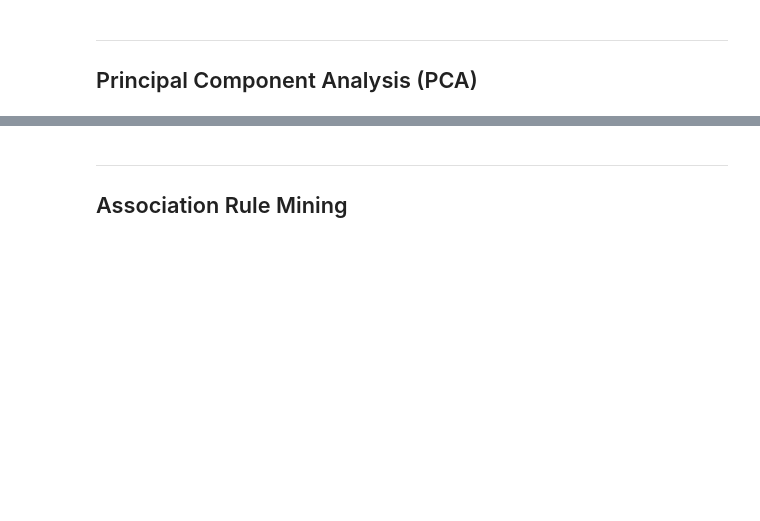
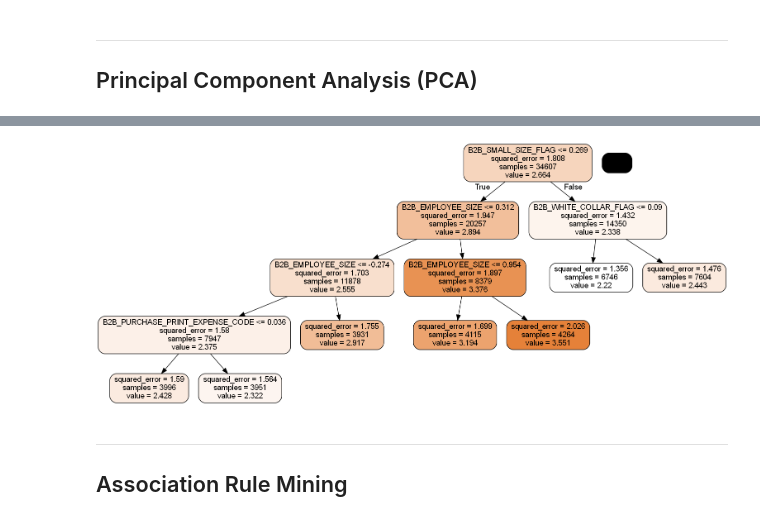
Before and after one commit to ritou344/Data-Project, a Jupyter notebook: TEST_Unsupervised Modelling.ipynb, the cells around one changed output, grey strips where cells are left out. Saved outputs shown, nothing was run; the diff lists cells and outputs as text; code cells hidden in the pictures; blank space fills up the shorter version.

```diff
--- a/TEST_Unsupervised Modelling.ipynb
+++ b/TEST_Unsupervised Modelling.ipynb
@@ -74,0 +194,4 @@ df.head(30)
+# %%
+for i in X:
+    X[i] = X[i].astype('float64')
+X.info()
@@ -75,3 +240,5 @@ df.head(30)
+# %%
+X_train, X_test, y_train, y_test = train_test_split(X, y, test_size=0.30)
 # %% [markdown]
 ---
 ## Clustering <a class="anchor" id="Clustering"></a>
@@ -220,0 +397,6 @@ https://towardsdatascience.com/the-k-prototype-as-clustering-algorithm-for-mixed
+# %%
+# Standardize data before applying PCA
+from sklearn.preprocessing import StandardScaler
+sc = StandardScaler()
+X_train = sc.fit_transform(X_train)
+X_test = sc.transform(X_test)
@@ -220,0 +410,3 @@ https://towardsdatascience.com/the-k-prototype-as-clustering-algorithm-for-mixed
+# %%
+dtree = DecisionTreeRegressor(max_depth=12,max_features='auto',max_leaf_nodes=20,min_samples_leaf=5,min_weight_fraction_leaf=0.1,splitter='random')
+dtree.fit(X_train,y_train)
@@ -221,3 +493,22 @@ https://towardsdatascience.com/the-k-prototype-as-clustering-algorithm-for-mixed
+# %%
+from six import StringIO
+from IPython.display import Image
+from sklearn.tree import export_graphviz
+
+#import sys
+#!{sys.executable} -m pip install pydotplus
+
+import pydotplus
+import os
+
+os.environ['PATH'] = os.environ['PATH']+';'+os.environ['CONDA_PREFIX']+r"\Library\bin\graphviz"
+dot_data = StringIO()
+
+export_graphviz(dtree,filled=True,rounded=True, feature_names=X.columns, out_file=dot_data)
+graph = pydotplus.graph_from_dot_data(dot_data.getvalue())
+Image(graph.create_png())
+# %% [output]
+[figure, added]
 # %% [markdown]
 ---
 ## Association Rule Mining <a class="anchor" id="AssociationRuleMining"></a>
```
Also changed, not shown: parts of 27 cells of this notebook.
